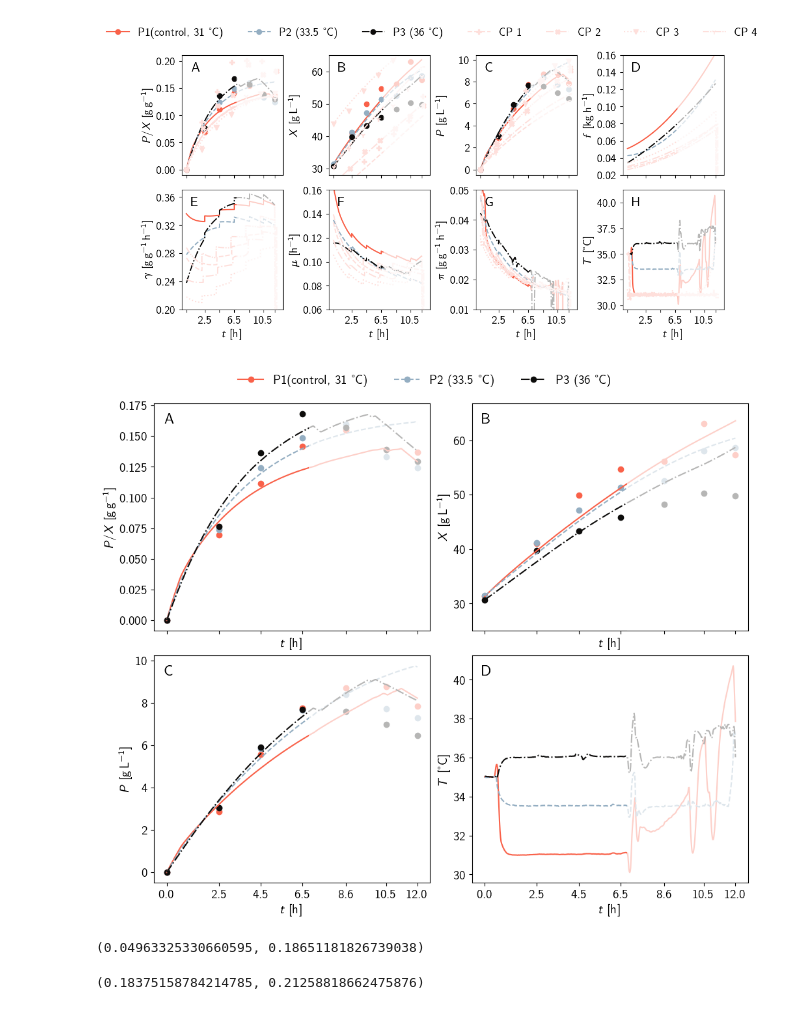
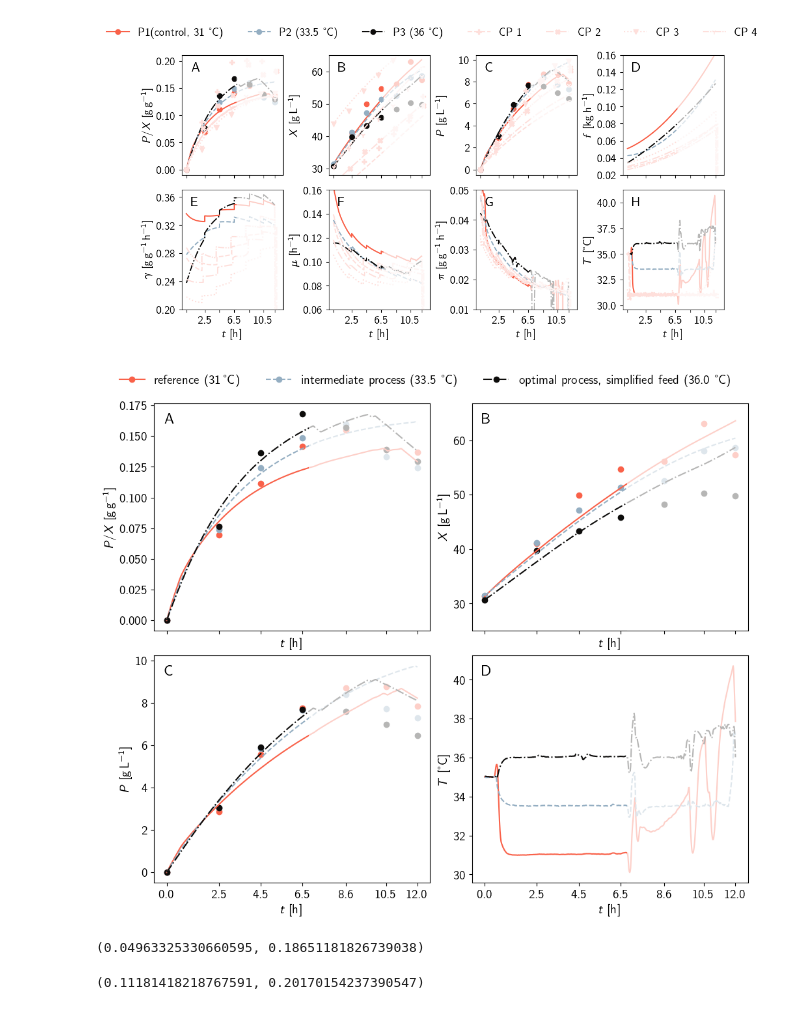
Before and after one commit to gschloegel/OptFed, a Jupyter notebook: code/04_validation.ipynb, the cells around one changed output. Drawn from its saved outputs; the diff is of its cells as text; code cells hidden in the pictures.

Commit message:
update plots

```diff
--- a/code/04_validation.ipynb
+++ b/code/04_validation.ipynb
@@ -85,7 +85,7 @@ def read_exel_sheet(path, batch=False):
     return df_XPG, df_VfT
 
 class Rates:
-    def __init__(self, path, c_feed, Y_XG, Y_PG, k=3, s=0.1, batch=False) -> None:
+    def __init__(self, path, c_feed, Y_XG, Y_PG, k=3, s=10, batch=False) -> None:
         self.c_feed_gly = c_feed
         self.Y_XG = Y_XG
         self.Y_PG = Y_PG
@@ -576,35 +608,35 @@ def plot_results_4_plots(
         )
         ax.text(
             0.02,
             0.98,
             name,
             transform=ax.transAxes + trans,
             fontsize="large",
             verticalalignment="top",
             fontfamily="sans",
             bbox=dict(facecolor="none", edgecolor="none", pad=3.0),
         )
 
     if filename is not None:
         plt.savefig(filename, bbox_inches="tight")
     plt.show()
 
 
 plot_results_4_plots(
     [
         df1,
         df2,
         df3,
     ],
     [rates1.df_XPG, rates2.df_XPG, rates3.df_XPG],
-    ["P1(control, 31 °C)", "P2 (33.5 °C)", "P3 (36 °C)"],
+    ["reference (\qty{31}{\celsius})", "intermediate process (33.5 °C)", "optimal process, simplified feed (36.0 °C)"],
     ls=["-", "--", "-."],
     colors=color_scheme.processes[[0, 3, 4]],
     masked=True,
     filename=f"{fig_path}confirmation_experiments.png",
 )
 # %% [output]
-[figure, old version]
+[figure, new version]
 # %%
 # improvement in the measured values
 
@@ -632,4 +664,4 @@ PX2 = calc_PX_est(rates3)
 
 PX2 / PX1 - 1, PX3 / PX1 - 1
 # %% [output]
-(0.18375158784214785, 0.21258818662475876)
+(0.11181418218767591, 0.20170154237390547)
```
Also changed, not shown: parts of 7 cells of this notebook, 10 other files.
